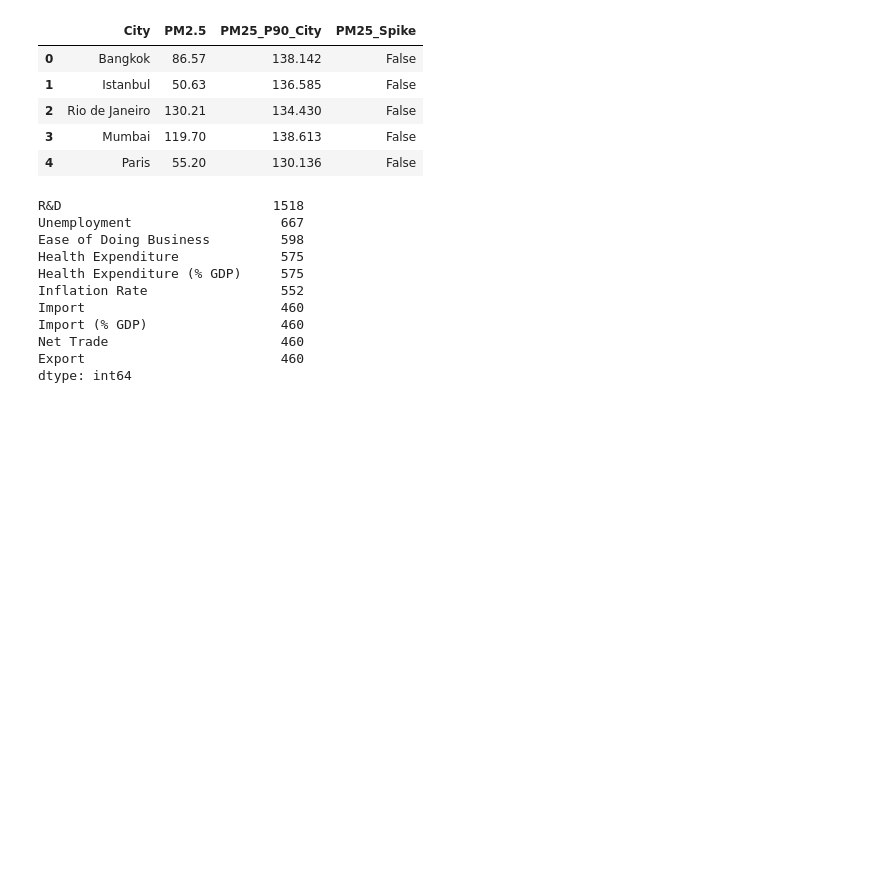
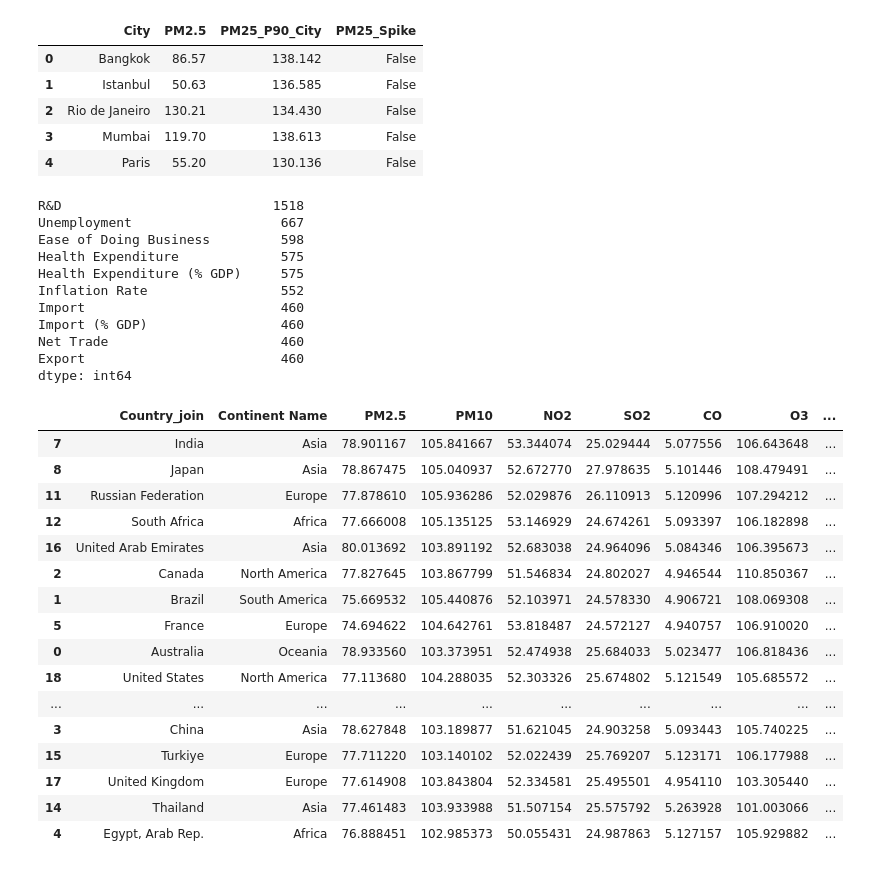
Before and after one commit to Youkaku-1/DataWrangleing-Project, a Jupyter notebook: KaggleNoteBook.ipynb, the cells around one changed output. Saved outputs shown, nothing was run; the diff lists cells and outputs as text; code cells hidden in the pictures; blank space fills up the shorter version.

Commit message:
Update KaggleNoteBook.ipynb
Calculate country pollution and economic stress indices, create quadrant classification

```diff
--- a/KaggleNoteBook.ipynb
+++ b/KaggleNoteBook.ipynb
@@ -133,3 +133,65 @@ Import (% GDP)                 460
 Net Trade                      460
 Export                         460
 dtype: int64
+# %%
+country_pollution = merged.groupby(["Country_join", "Continent Name"], as_index=False)[pollutants].mean()
+
+country_pollution = country_pollution.merge(
+    cty_2022[["Country_join",
+              "GDP Per Capita (imputed)", "Industry (% GDP) (imputed)", "Population Density (imputed)",
+              "Unemployment (imputed)", "Inflation Rate (imputed)", "GDP (imputed)", "Population (imputed)"]],
+    on="Country_join", how="left"
+)
+
+def zscore(s):
+    mu = s.mean()
+    sd = s.std(ddof=0)
+    return (s - mu) / sd if sd != 0 else 0
+
+country_pollution["PollutionIndex"] = (
+    zscore(country_pollution["PM2.5"]) +
+    zscore(country_pollution["PM10"]) +
+    zscore(country_pollution["NO2"]) +
+    zscore(country_pollution["O3"])
+)
+
+country_pollution["EconomicStress"] = (
+    zscore(country_pollution["Unemployment (imputed)"]) +
+    zscore(country_pollution["Inflation Rate (imputed)"])
+)
+
+country_pollution["Quadrant"] = np.select(
+    [
+        (country_pollution["PollutionIndex"] >= 0) & (country_pollution["EconomicStress"] >= 0),
+        (country_pollution["PollutionIndex"] >= 0) & (country_pollution["EconomicStress"] < 0),
+        (country_pollution["PollutionIndex"] < 0) & (country_pollution["EconomicStress"] >= 0),
+        (country_pollution["PollutionIndex"] < 0) & (country_pollution["EconomicStress"] < 0),
+    ],
+    [
+        "High Pollution / High Stress",
+        "High Pollution / Low Stress",
+        "Low Pollution / High Stress",
+        "Low Pollution / Low Stress",
+    ],
+    default="Unknown"
+)
+
+country_pollution.sort_values("PollutionIndex", ascending=False)
+# %% [output]
+|  | Country_join | Continent Name | PM2.5 | PM10 | NO2 | SO2 | CO | O3 | ... |
+| 7 | India | Asia | 78.901167 | 105.841667 | 53.344074 | 25.029444 | 5.077556 | 106.643648 | ... |
+| 8 | Japan | Asia | 78.867475 | 105.040937 | 52.672770 | 27.978635 | 5.101446 | 108.479491 | ... |
+| 11 | Russian Federation | Europe | 77.878610 | 105.936286 | 52.029876 | 26.110913 | 5.120996 | 107.294212 | ... |
+| 12 | South Africa | Africa | 77.666008 | 105.135125 | 53.146929 | 24.674261 | 5.093397 | 106.182898 | ... |
+| 16 | United Arab Emirates | Asia | 80.013692 | 103.891192 | 52.683038 | 24.964096 | 5.084346 | 106.395673 | ... |
+| 2 | Canada | North America | 77.827645 | 103.867799 | 51.546834 | 24.802027 | 4.946544 | 110.850367 | ... |
+| 1 | Brazil | South America | 75.669532 | 105.440876 | 52.103971 | 24.578330 | 4.906721 | 108.069308 | ... |
+| 5 | France | Europe | 74.694622 | 104.642761 | 53.818487 | 24.572127 | 4.940757 | 106.910020 | ... |
+| 0 | Australia | Oceania | 78.933560 | 103.373951 | 52.474938 | 25.684033 | 5.023477 | 106.818436 | ... |
+| 18 | United States | North America | 77.113680 | 104.288035 | 52.303326 | 25.674802 | 5.121549 | 105.685572 | ... |
+| ... | ... | ... | ... | ... | ... | ... | ... | ... | ... |
+| 3 | China | Asia | 78.627848 | 103.189877 | 51.621045 | 24.903258 | 5.093443 | 105.740225 | ... |
+| 15 | Turkiye | Europe | 77.711220 | 103.140102 | 52.022439 | 25.769207 | 5.123171 | 106.177988 | ... |
+| 17 | United Kingdom | Europe | 77.614908 | 103.843804 | 52.334581 | 25.495501 | 4.954110 | 103.305440 | ... |
+| 14 | Thailand | Asia | 77.461483 | 103.933988 | 51.507154 | 25.575792 | 5.263928 | 101.003066 | ... |
+| 4 | Egypt, Arab Rep. | Africa | 76.888451 | 102.985373 | 50.055431 | 24.987863 | 5.127157 | 105.929882 | ... |
```
Also changed, not shown: parts of 1 cell of this notebook.
